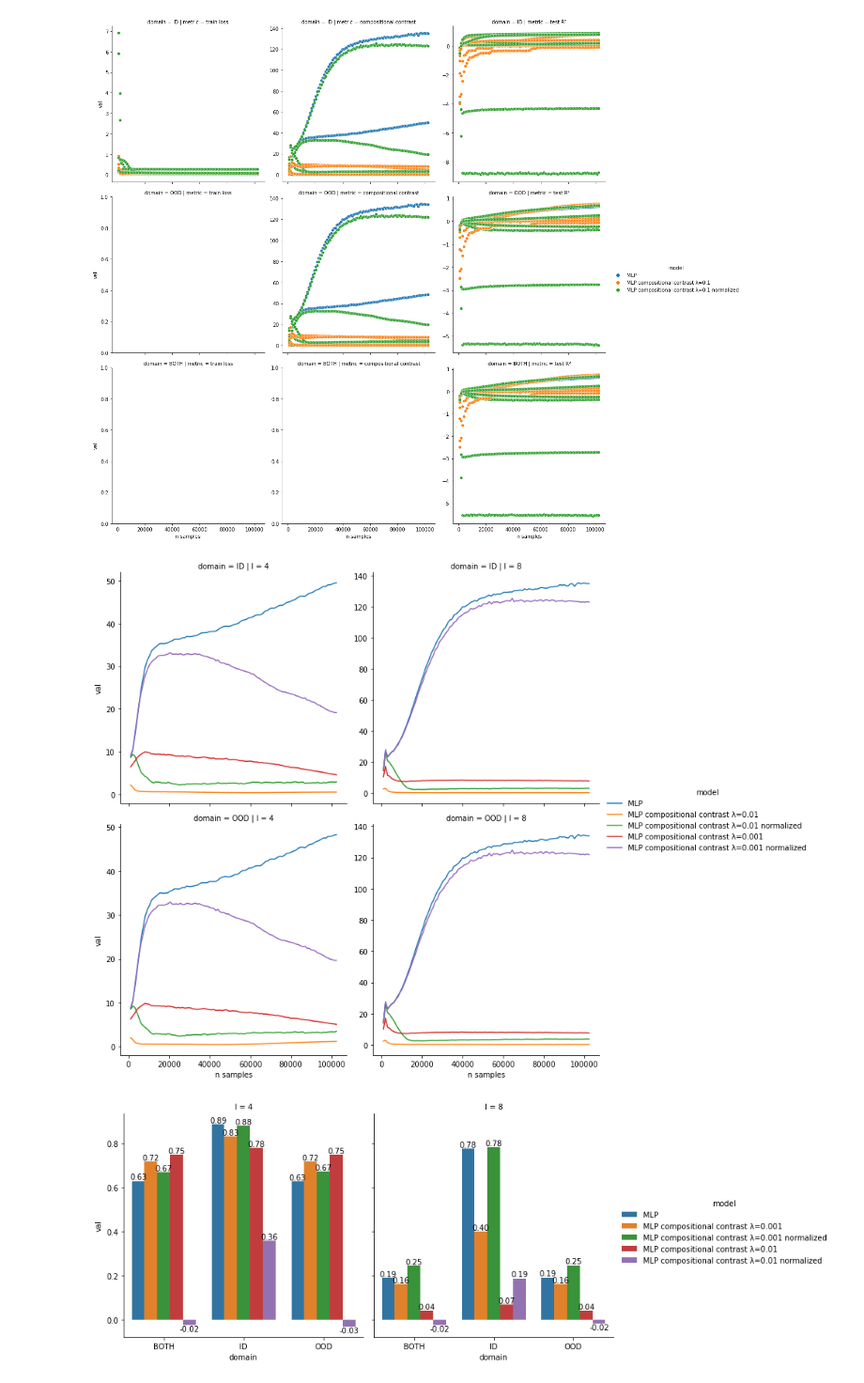
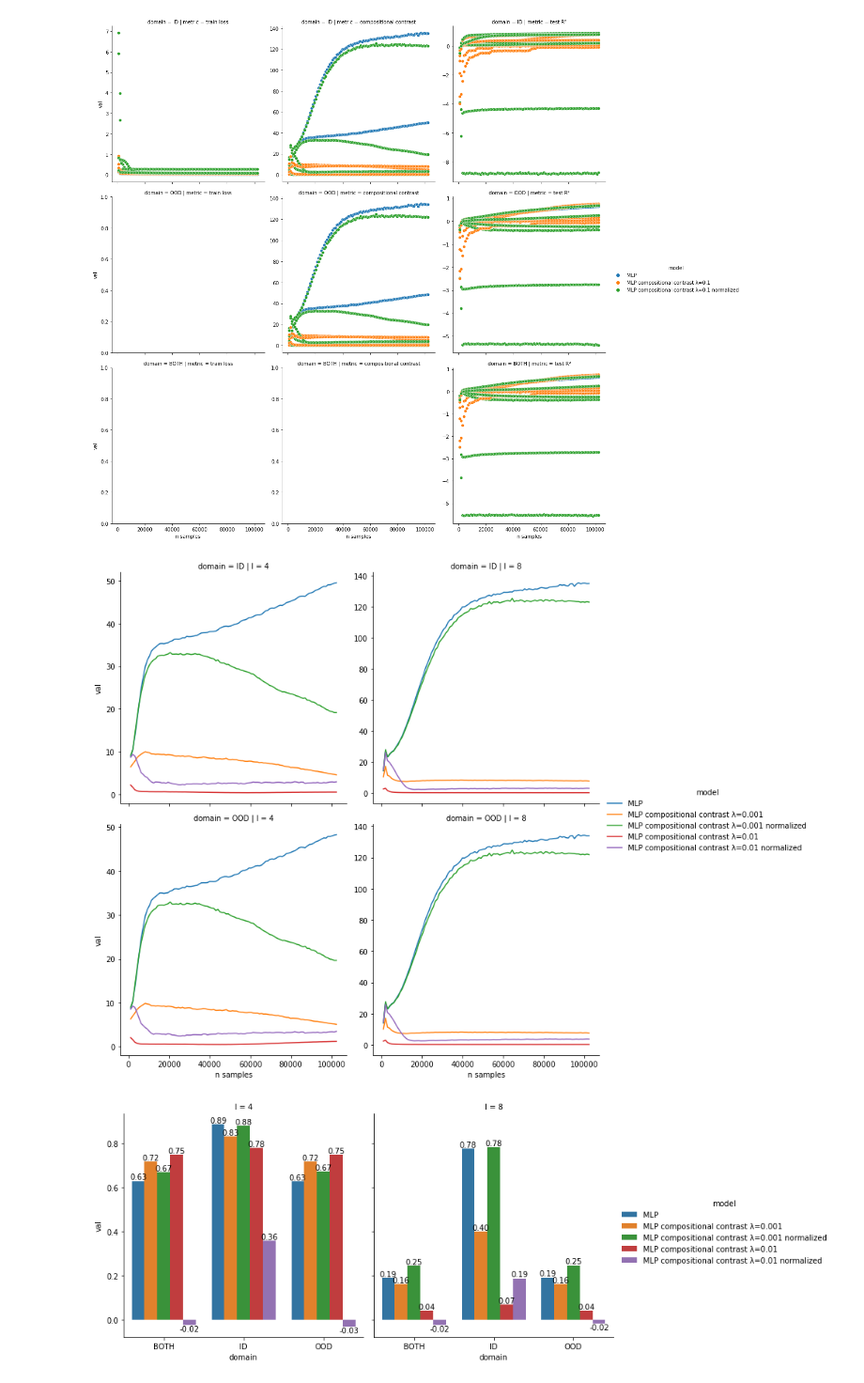
Before and after one commit to brendel-group/compositional-ood-generalization, a Jupyter notebook: experiments.ipynb, the cells around one changed output. Shown: that part at 94% size. Cells and saved outputs as stored; diff of their text form; code cells hidden in the pictures.

```diff
--- a/experiments.ipynb
+++ b/experiments.ipynb
@@ -41,16 +41,18 @@ import pickle as pk
 import seaborn as sb
 import pandas as pd
 
-with open(r'res/202209161609_gs__reg_weights/df.pkl', 'rb') as f:
+with open(r'res/gs__reg_weights/df.pkl', 'rb') as f:
     df = pk.load(f)
 # %%
 fg = sb.relplot(data=df.loc[(df['n samples'] > 0)], x='n samples', y='val', hue='model', col='metric', row='domain', facet_kws={'sharey': False, 'sharex': True})
 # %% [output]
 [figure]
 # %%
-fg = sb.relplot(data=df.loc[(df['metric'] == 'compositional contrast') & (df['regularizer weight'] != 0.1)], x='n samples', y='val', hue='model', col='l', row='domain', kind='line', facet_kws={'sharey': False, 'sharex': True})
+fg = sb.relplot(data=df.loc[(df['metric'] == 'compositional contrast') & (df['regularizer weight'] != 0.1)],
+    x='n samples', y='val', hue='model', col='l', row='domain', kind='line',
+    facet_kws={'sharey': False, 'sharex': True}, hue_order=['MLP', 'MLP compositional contrast λ=0.001', 'MLP compositional contrast λ=0.001 normalized', 'MLP compositional contrast λ=0.01', 'MLP compositional contrast λ=0.01 normalized'])
 # %% [output]
-[figure, old version]
+[figure, new version]
 # %%
 df_max = df.groupby(['k', 'l', 'model', 'metric', 'domain', 'n data']).max().reset_index()
 fg = sb.catplot(data=df_max.loc[(df_max['metric'] == 'test R²') & (df_max['regularizer weight'] != 0.1)], x='domain', y='val', hue='model', col='l', kind='bar')
```
Also changed, not shown: parts of 3 cells of this notebook, 4 other files.
